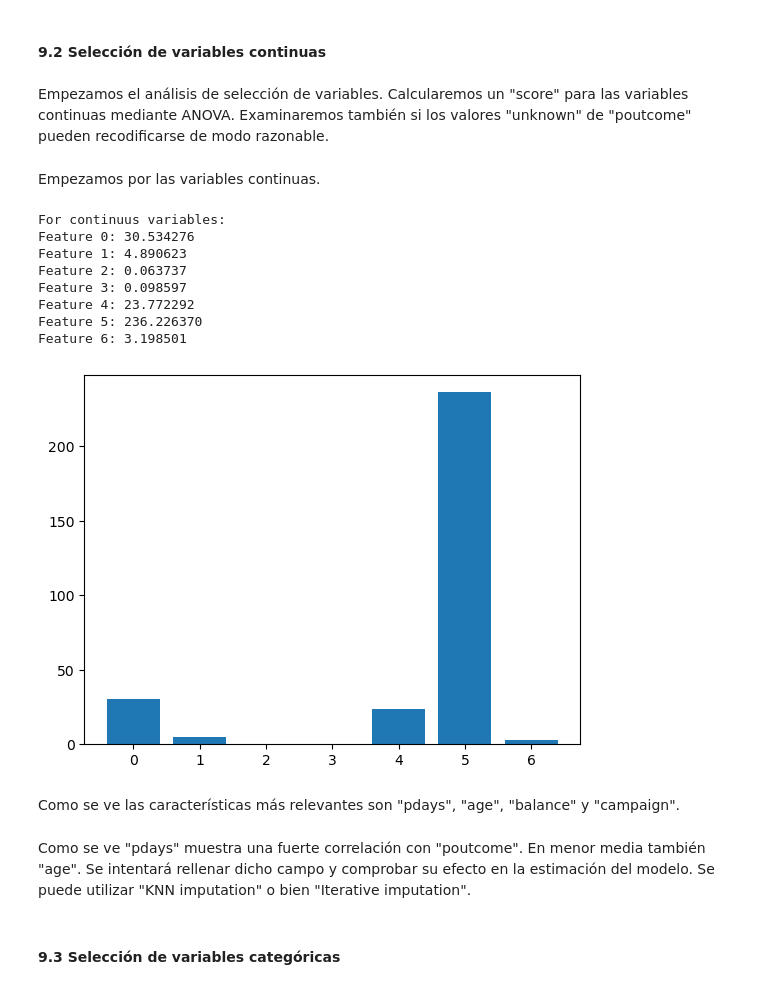
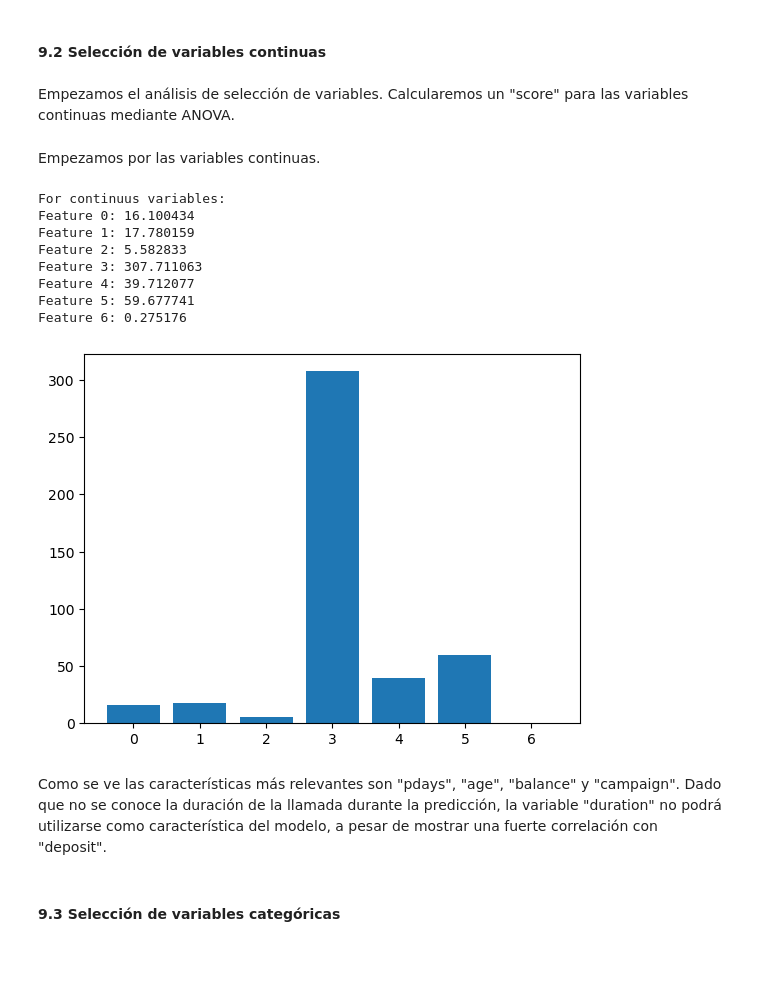
Before and after one commit to idrubo/Projecte-Machine-Learning, a Jupyter notebook: Sprint_5/Plantilla_bàsica_EDA.ipynb, the cells around one changed output. Saved outputs shown, nothing was run; the diff lists cells and outputs as text; code cells hidden in the pictures; blank space fills up the shorter version.

```diff
--- a/Sprint_5/Plantilla_bàsica_EDA.ipynb
+++ b/Sprint_5/Plantilla_bàsica_EDA.ipynb
@@ -213,7 +213,7 @@ ax = sns.heatmap(corrM.corr(), annot = True)
 # %% [markdown]
 #### 9.2 Selección de variables continuas
 # %% [markdown]
-Empezamos el análisis de selección de variables. Calcularemos un "score" para las variables continuas mediante ANOVA. Examinaremos también si los valores "unknown" de "poutcome" pueden recodificarse de modo razonable.
+Empezamos el análisis de selección de variables. Calcularemos un "score" para las variables continuas mediante ANOVA.
 # %% [markdown]
 Empezamos por las variables continuas.
 # %%
@@ -235,51 +235,44 @@ df.loc [df ['age'].isnull(), 'age'] = age_mean
 
 marital_mode = df ['marital'].mode ()
 df = df.fillna ({'marital': marital_mode [0]})
 
 education_mode = df ['education'].mode ()
 df = df.fillna ({'education': education_mode [0]})
 
 # Seleccionamos primero las variables continuas.
 df_X = df.loc [:, ['age', 'balance', 'day', 'duration', 'campaign', 'pdays', 'previous']]
-df_Y = df.loc [:, ['poutcome']]
-
-# Asignamos un valor entero 'poutcome'.
-le = LabelEncoder ()
-for col in df_Y.select_dtypes(include='category').columns:
-   df_Y [col] = le.fit_transform (df_Y [col])
+df_Y = df.loc [:, ['deposit']]
 
 # La función "SelectKBest" acepta arrays de numpy.
 np_X = df_X.values
 np_Y = df_Y.values
 np_Y = np.ravel(np_Y, order='C')
 
 # Aplicamos el test ANOVA.
 fs = SelectKBest (score_func=f_classif, k = 'all')
 fs.fit (np_X, np_Y)
 np_X = fs.transform (np_X)
 
 # Imprimimos el "score"
 print ("For continuus variables:")
 for i in range (len (fs.scores_)):
    print ('Feature %d: %f' % (i, fs.scores_[i]))
 
 # Mostramos un histograma con el "score".
 plt.bar([i for i in range(len(fs.scores_))], fs.scores_)
 plt.show()
 # %% [output]
 For continuus variables:
-Feature 0: 30.534276
-Feature 1: 4.890623
-Feature 2: 0.063737
-Feature 3: 0.098597
-Feature 4: 23.772292
-Feature 5: 236.226370
-Feature 6: 3.198501
+Feature 0: 16.100434
+Feature 1: 17.780159
+Feature 2: 5.582833
+Feature 3: 307.711063
+Feature 4: 39.712077
+Feature 5: 59.677741
+Feature 6: 0.275176
-[figure, old version]
+[figure, new version]
 # %% [markdown]
-Como se ve las características más relevantes son "pdays", "age", "balance" y "campaign".
+Como se ve las características más relevantes son "pdays", "age", "balance" y "campaign". Dado que no se conoce la duración de la llamada durante la predicción, la variable "duration" no podrá utilizarse como característica del modelo, a pesar de mostrar una fuerte correlación con "deposit".
-# %% [markdown]
-Como se ve "pdays" muestra una fuerte correlación con "poutcome". En menor media también "age". Se intentará rellenar dicho campo y comprobar su efecto en la estimación del modelo. Se puede utilizar "KNN imputation" o bien "Iterative imputation".
 # %% [markdown]
 #### 9.3 Selección de variables categóricas
 # %% [markdown]
```
Also changed, not shown: parts of 5 cells of this notebook.
